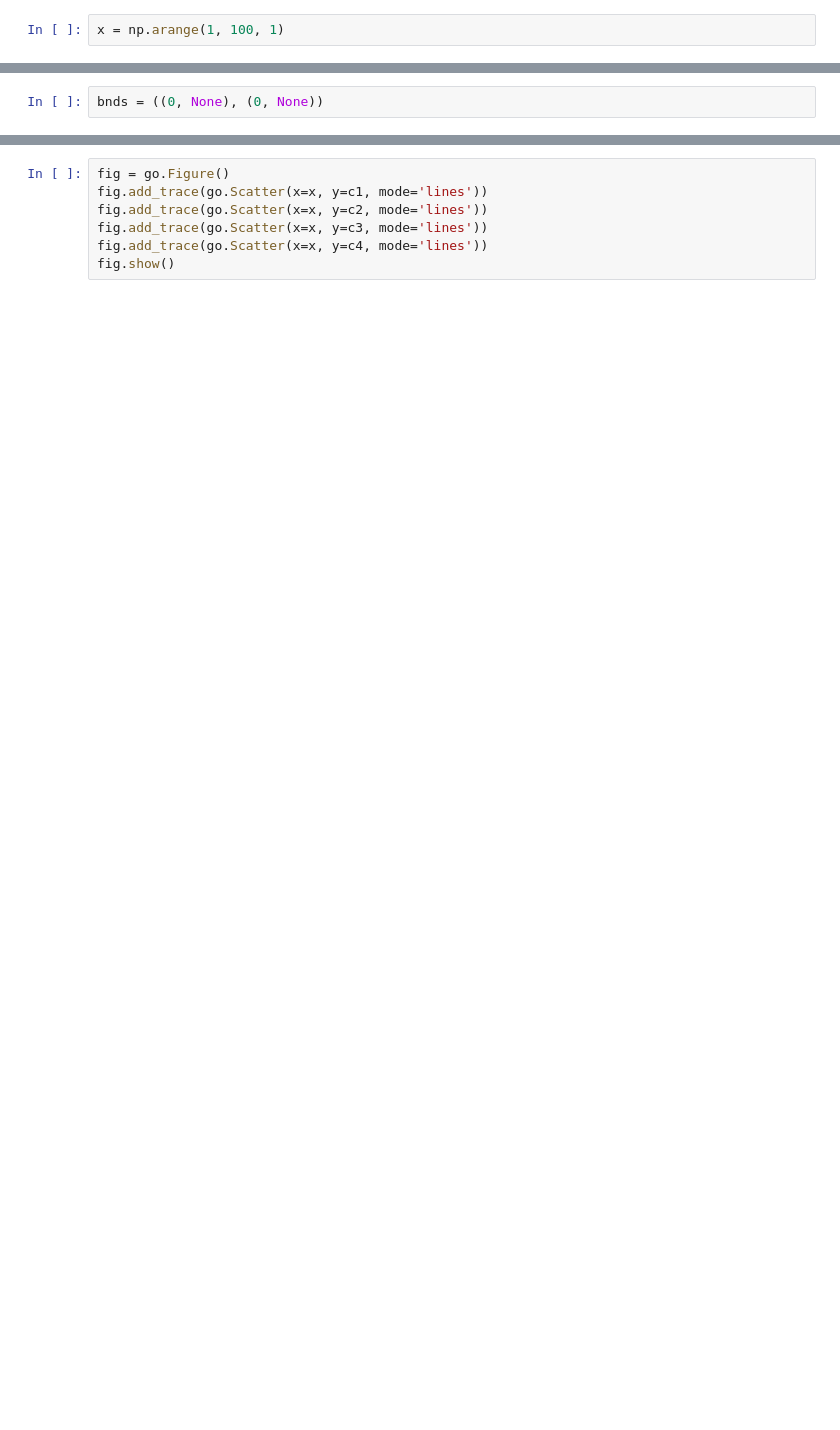
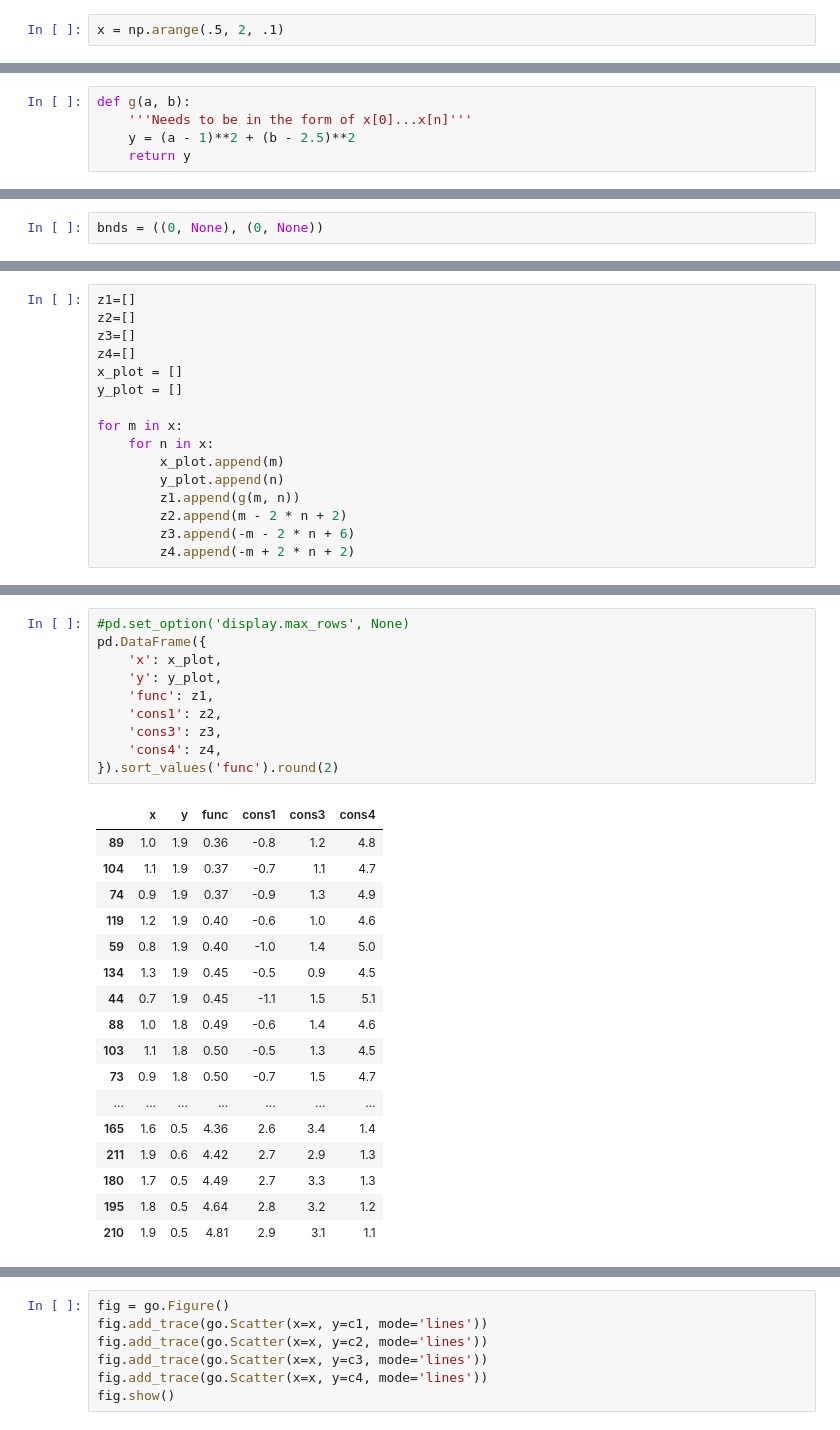
Before and after one commit to jeffakins/Optimization, a Jupyter notebook: Optimization_Examples.ipynb, the cells around one changed output, grey strips where cells are left out. Drawn from its saved outputs; the diff is of its cells as text; blank space fills up the shorter version.

```diff
--- a/Optimization_Examples.ipynb
+++ b/Optimization_Examples.ipynb
@@ -9,5 +13,5 @@ import math
 # %%
-x = np.arange(1, 100, 1)
+x = np.arange(.5, 2, .1)
 # %%
 def f(x):
     '''Needs to be in the form of x[0]...x[n]'''
@@ -15 +19,6 @@ def f(x):
     return y
+# %%
+def g(a, b):
+    '''Needs to be in the form of x[0]...x[n]'''
+    y = (a - 1)**2 + (b - 2.5)**2
+    return y
@@ -24,0 +42,16 @@ res = minimize(fun, (2, 0), method='SLSQP', bounds=bnds,
+# %%
+z1=[]
+z2=[]
+z3=[]
+z4=[]
+x_plot = []
+y_plot = []
+
+for m in x:
+    for n in x:
+        x_plot.append(m)
+        y_plot.append(n)
+        z1.append(g(m, n))
+        z2.append(m - 2 * n + 2)
+        z3.append(-m - 2 * n + 6)
+        z4.append(-m + 2 * n + 2)
@@ -24,0 +62,28 @@ res = minimize(fun, (2, 0), method='SLSQP', bounds=bnds,
+# %%
+#pd.set_option('display.max_rows', None)
+pd.DataFrame({
+    'x': x_plot,
+    'y': y_plot,
+    'func': z1,
+    'cons1': z2,
+    'cons3': z3,
+    'cons4': z4,
+}).sort_values('func').round(2)
+# %% [output]
+|  | x | y | func | cons1 | cons3 | cons4 |
+| 89 | 1.0 | 1.9 | 0.36 | -0.8 | 1.2 | 4.8 |
+| 104 | 1.1 | 1.9 | 0.37 | -0.7 | 1.1 | 4.7 |
+| 74 | 0.9 | 1.9 | 0.37 | -0.9 | 1.3 | 4.9 |
+| 119 | 1.2 | 1.9 | 0.40 | -0.6 | 1.0 | 4.6 |
+| 59 | 0.8 | 1.9 | 0.40 | -1.0 | 1.4 | 5.0 |
+| 134 | 1.3 | 1.9 | 0.45 | -0.5 | 0.9 | 4.5 |
+| 44 | 0.7 | 1.9 | 0.45 | -1.1 | 1.5 | 5.1 |
+| 88 | 1.0 | 1.8 | 0.49 | -0.6 | 1.4 | 4.6 |
+| 103 | 1.1 | 1.8 | 0.50 | -0.5 | 1.3 | 4.5 |
+| 73 | 0.9 | 1.8 | 0.50 | -0.7 | 1.5 | 4.7 |
+| ... | ... | ... | ... | ... | ... | ... |
+| 165 | 1.6 | 0.5 | 4.36 | 2.6 | 3.4 | 1.4 |
+| 211 | 1.9 | 0.6 | 4.42 | 2.7 | 2.9 | 1.3 |
+| 180 | 1.7 | 0.5 | 4.49 | 2.7 | 3.3 | 1.3 |
+| 195 | 1.8 | 0.5 | 4.64 | 2.8 | 3.2 | 1.2 |
+| 210 | 1.9 | 0.5 | 4.81 | 2.9 | 3.1 | 1.1 |
```
Also changed, not shown: parts of 11 cells of this notebook.
